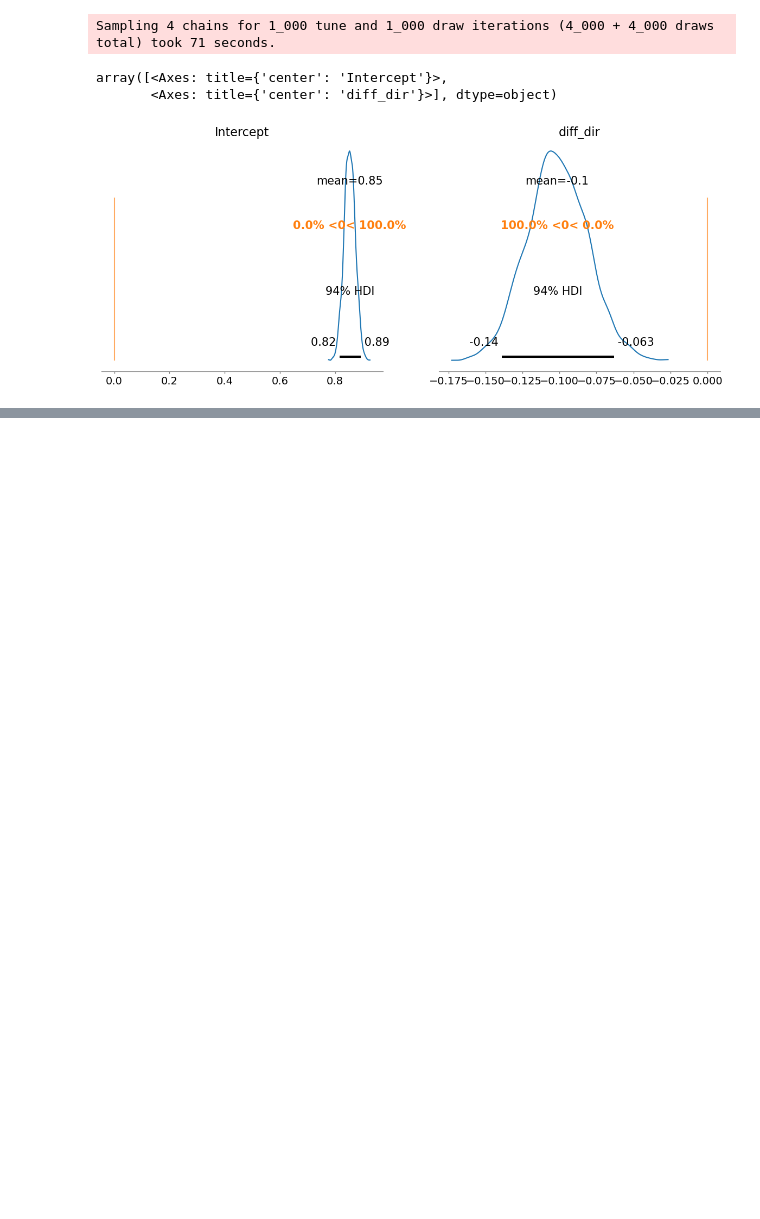
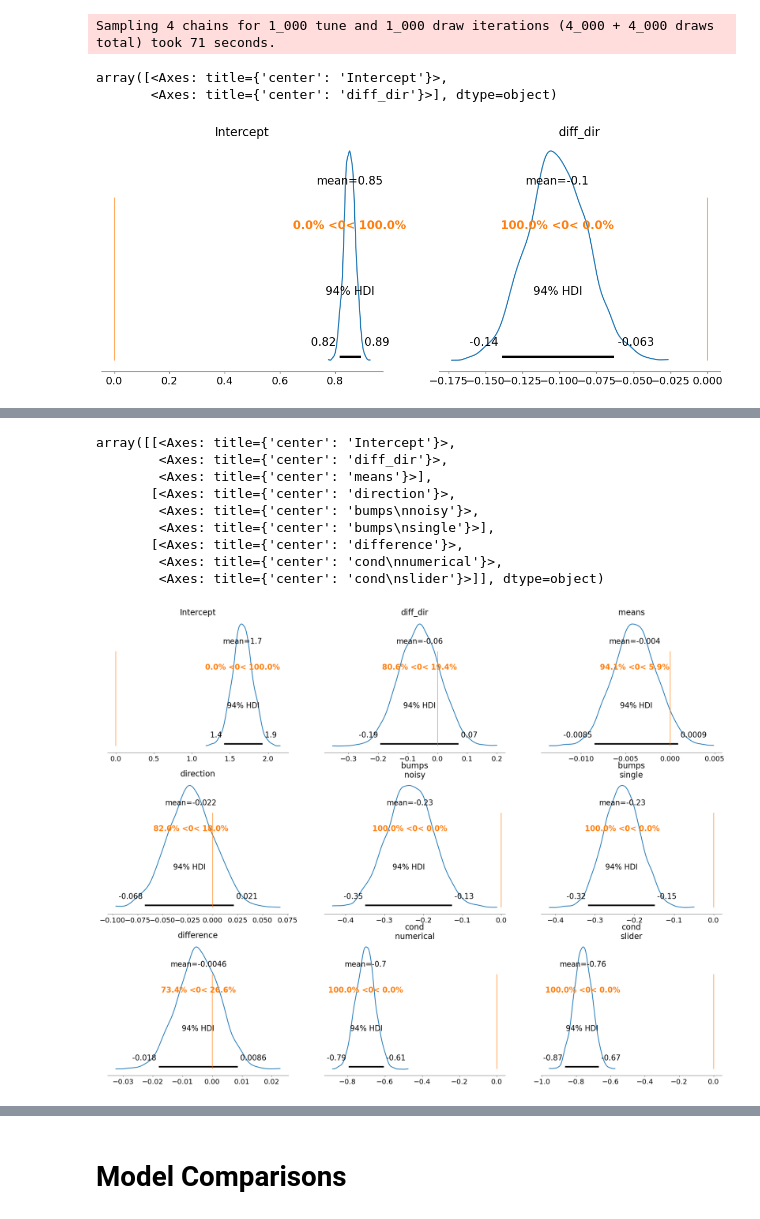
Before and after one commit to tejas-savalia/datavis_05, a Jupyter notebook: analysis_sandbox.ipynb, the cells around one changed output, grey strips where cells are left out. Cells and saved outputs as stored; diff of their text form; code cells hidden in the pictures; blank space fills up the shorter version.

```diff
--- a/analysis_sandbox.ipynb
+++ b/analysis_sandbox.ipynb
@@ -98,3 +169,18 @@ single_param_models = ['diff_dir', 'means', 'direction', 'bumps', 'difference',
+# %%
+allparam_nh = bmb.Model('accuracy~ C(diff_dir) + means + C(direction) + C(bumps) + difference + cond', data = comb_data, family='bernoulli')
+allparam_nh.build()
+allparam_nh.graph()
+# %% [output]
+array([[<Axes: title={'center': 'Intercept'}>,
+        <Axes: title={'center': 'diff_dir'}>,
+        <Axes: title={'center': 'means'}>],
+       [<Axes: title={'center': 'direction'}>,
+        <Axes: title={'center': 'bumps\nnoisy'}>,
+        <Axes: title={'center': 'bumps\nsingle'}>],
+       [<Axes: title={'center': 'difference'}>,
+        <Axes: title={'center': 'cond\nnumerical'}>,
+        <Axes: title={'center': 'cond\nslider'}>]], dtype=object)
+[figure, added]
 # %%
 hssm_model = hssm.HSSM(data=comb_data[['rt', 'response', 'means', 'direction', 'bumps', 'diff_dir', 'difference']],
             include=
@@ -104,3 +190,5 @@ hssm_model = hssm.HSSM(data=comb_data[['rt', 'response', 'means', 'direction', '
 hssm_model.graph()
 # %% [output]
 [drawing not drawn]
+# %% [markdown]
+# Model Comparisons
```
Also changed, not shown: parts of 7 cells of this notebook.
